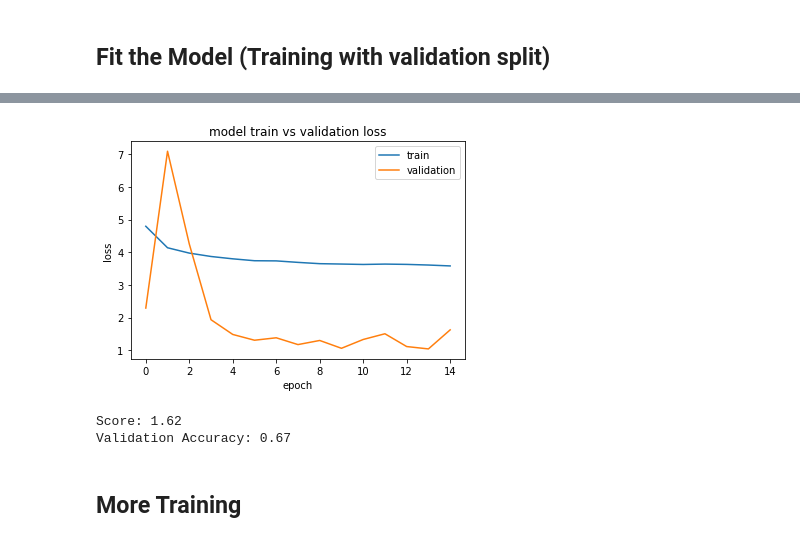
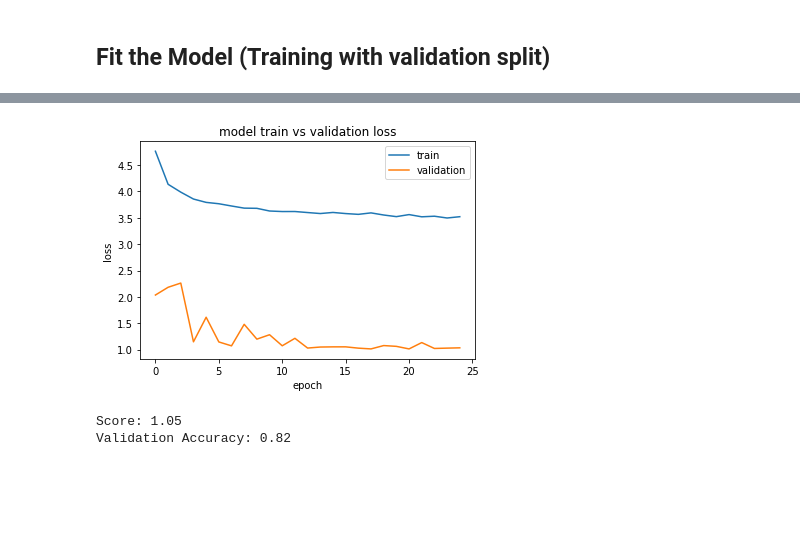
Before and after one commit to nadimintikrish/protein_lstm, a Jupyter notebook: protein_classifier_cnnV2.ipynb, the cells around one changed output, grey strips where cells are left out. Saved outputs shown, nothing was run; the diff lists cells and outputs as text; code cells hidden in the pictures; blank space fills up the shorter version.

Commit message:
updated training with conv1D

```diff
--- a/protein_classifier_cnnV2.ipynb
+++ b/protein_classifier_cnnV2.ipynb
@@ -173,7 +173,7 @@ checkpointer = ModelCheckpoint(filepath='saved_models/best_weights_cnn.hdf5',
 # %% [markdown]
 ## Fit the Model (Training with validation split)
 # %%
-history = model.fit(X_train,y_train,epochs=15,verbose=2,batch_size=32,validation_split=0.2,callbacks=[checkpointer])
+history = model.fit(X_train,y_train,epochs=25,verbose=2,batch_size=32,validation_split=0.2,callbacks=[checkpointer])
 
 plt.plot(history.history['loss'])
 plt.plot(history.history['val_loss'])
@@ -203,11 +203,9 @@ Epoch 15/15
-[figure, old version]
+[figure, new version]
 # %%
 score,acc = model.evaluate(X_test, y_test, verbose = 2, batch_size = 16)
 print("Score: %.2f" % (score))
 print("Validation Accuracy: %.2f" % (acc))
 # %% [output]
-Score: 1.62
-Validation Accuracy: 0.67
+Score: 1.05
+Validation Accuracy: 0.82
-# %% [markdown]
-## More Training
 # %%
```
Also changed, not shown: parts of 4 cells of this notebook, 1 other file.
